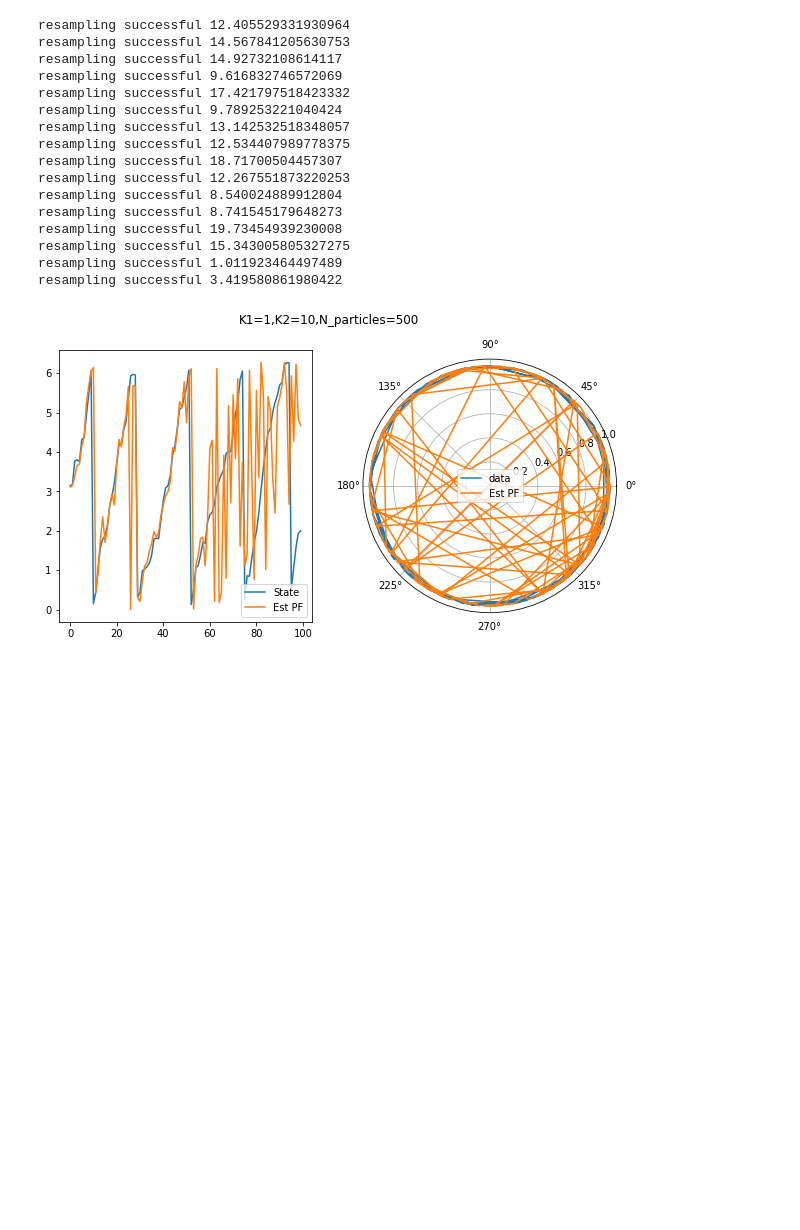
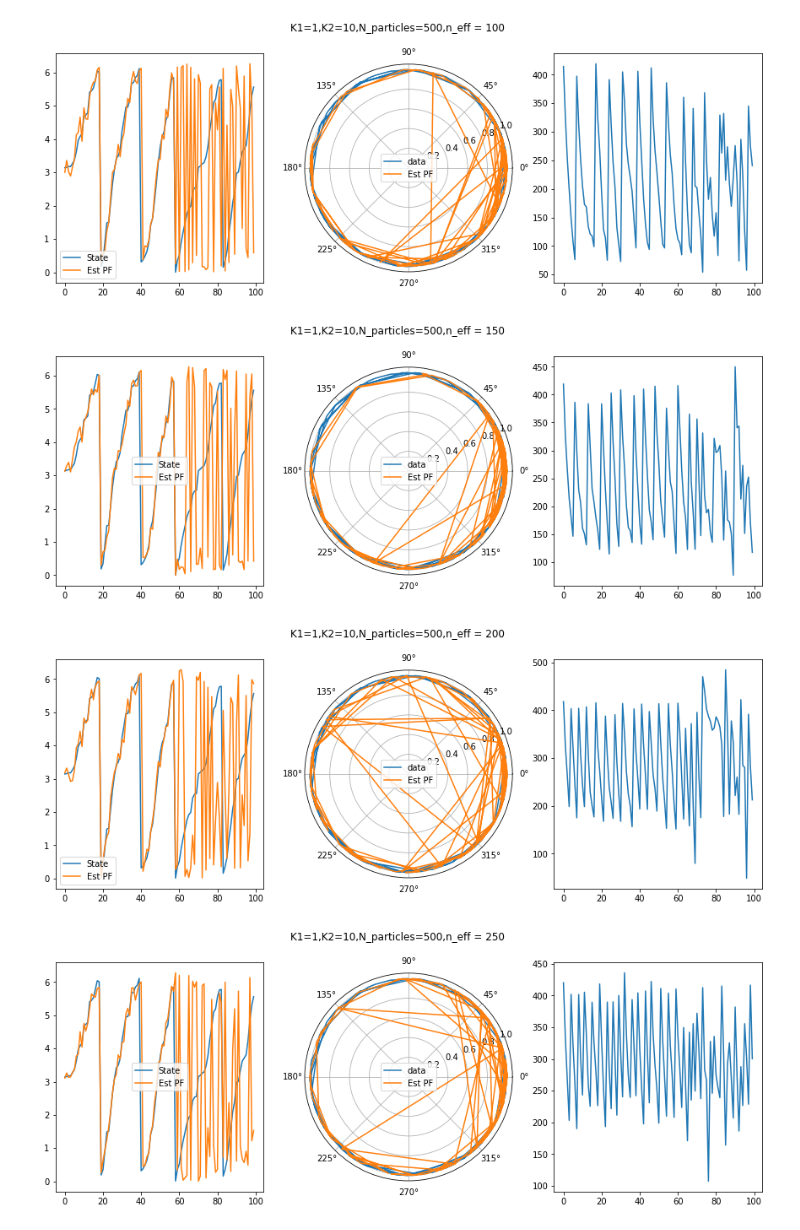
Before and after one commit to CanyonTurtle/cannon-curtis-spencer-tyler-acme, a Jupyter notebook: vol-3/Particle Filter.ipynb, the cells around one changed output. Cells and saved outputs as stored; diff of their text form; code cells hidden in the pictures; blank space fills up the shorter version.

```diff
--- a/vol-3/Particle Filter.ipynb
+++ b/vol-3/Particle Filter.ipynb
@@ -442,50 +485,42 @@ states, obs = kf.evolve(x0, n_steps)
 # %%
 #Initialize Particle Filter
 K1_s = [1]
 K2_s = [10]
 N_particles_s = [500]
+# n_eff_test = [3,5,7,10,20,50]
+n_eff_test = [100,150,200,250]
 # K1_s = [1,5,10,20]
 # K2_s = [1,5,10,20]
 # N_particles_s = [100,500,1000]
 #Initialize the filter
 states[0] = states[0]%(2*np.pi)
 for K1 in K1_s:
     for K2 in K2_s:
-        for N_particles in N_particles_s:
-            p_filter = ParticleFilter(F,H,K1,K2,N_particles)
+        for n_eff in n_eff_test:
+            for N_particles in N_particles_s:
+                p_filter = ParticleFilter(F,H,K1,K2,N_particles,n_eff)
 
-            state_estimates,particles = p_filter.filter_particle(obs)
-            state_estimates = state_estimates%(2*np.pi)
+                state_estimates,particles,neff_list = p_filter.filter_particle(obs)
+                state_estimates = state_estimates%(2*np.pi)
 
-            plt.figure(figsize=(10,5))
-            plt.subplot(121)
-            plt.plot(states[0], label='State')
-            plt.plot(state_estimates, label='Est PF')
-            plt.legend()
-            plt.subplot(122,polar=True)
-            plt.polar(states[0], np.ones_like(states[0]),label ='data')
-            plt.polar(state_estimates,np.ones_like(state_estimates), label='Est PF')
-            plt.legend()
-            plt.suptitle(f"K1={K1},K2={K2},N_particles={N_particles}")
-            plt.show()
+                plt.figure(figsize=(15,5))
+                plt.subplot(131)
+                plt.plot(states[0], label='State')
+                plt.plot(state_estimates, label='Est PF')
+                plt.legend()
+                plt.subplot(132,polar=True)
+                plt.polar(states[0], np.ones_like(states[0]),label ='data')
+                plt.polar(state_estimates,np.ones_like(state_estimates), label='Est PF')
+                plt.legend()
+                plt.suptitle(f"K1={K1},K2={K2},N_particles={N_particles},n_eff = {n_eff}")
+                plt.subplot(133)
+                plt.plot(neff_list)
+                plt.show()
 # %% [output]
-resampling successful 12.405529331930964
-resampling successful 14.567841205630753
-resampling successful 14.92732108614117
-resampling successful 9.616832746572069
-resampling successful 17.421797518423332
-resampling successful 9.789253221040424
-resampling successful 13.142532518348057
-resampling successful 12.534407989778375
-resampling successful 18.71700504457307
-resampling successful 12.267551873220253
-resampling successful 8.540024889912804
-resampling successful 8.741545179648273
-resampling successful 19.73454939230008
-resampling successful 15.343005805327275
-resampling successful 1.011923464497489
-resampling successful 3.419580861980422
-[figure, old version]
+[figure, new version]
+[figure, added]
+[figure, added]
+[figure, added]
 # %%
 #Animate the particle plot:
 from matplotlib.animation import FuncAnimation
```
Also changed, not shown: parts of 4 cells of this notebook, 1 other file.
